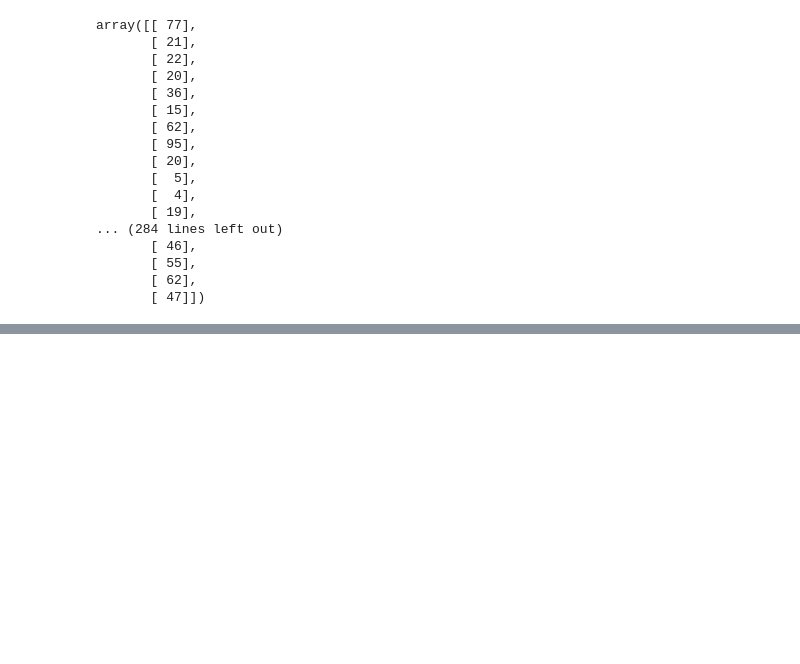
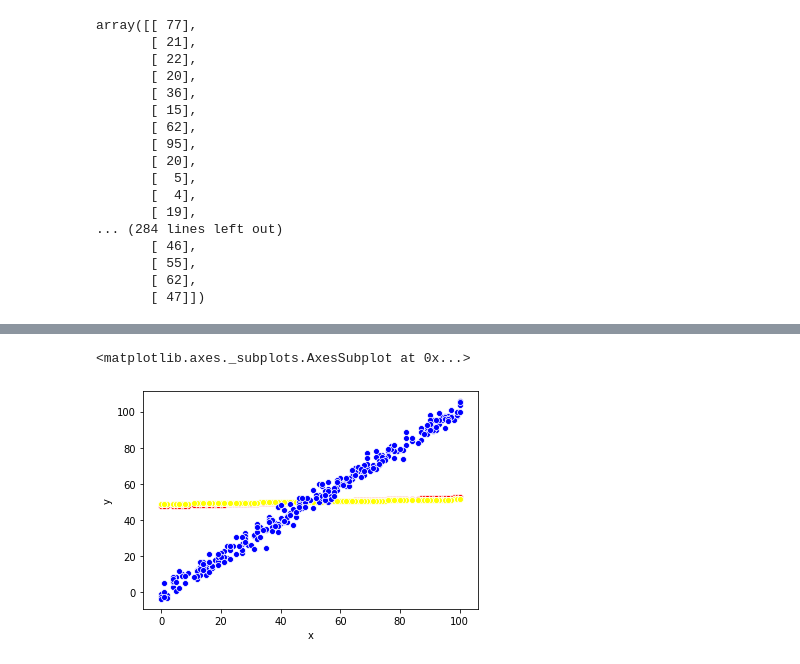
Before and after one commit to gabubellon/xp-ds-joi-2019, a Jupyter notebook: semana08/01.semana08.ipynb, the cells around one changed output, grey strips where cells are left out. Saved outputs shown, nothing was run; the diff lists cells and outputs as text; code cells hidden in the pictures; blank space fills up the shorter version.

```diff
--- a/semana08/01.semana08.ipynb
+++ b/semana08/01.semana08.ipynb
@@ -123,0 +125,7 @@ df_pred
+# %%
+sns.scatterplot(x='x',y='y_liner', data=df_pred,color='red')
+sns.scatterplot(x='x',y='y_rid', data=df_pred,color='yellow')
+sns.scatterplot(x='x',y='y', data=df_pred,color='blue')
+# %% [output]
+<matplotlib.axes._subplots.AxesSubplot at 0x...>
+[figure, added]
```
Also changed, not shown: parts of 16 cells of this notebook, 2 other files.
